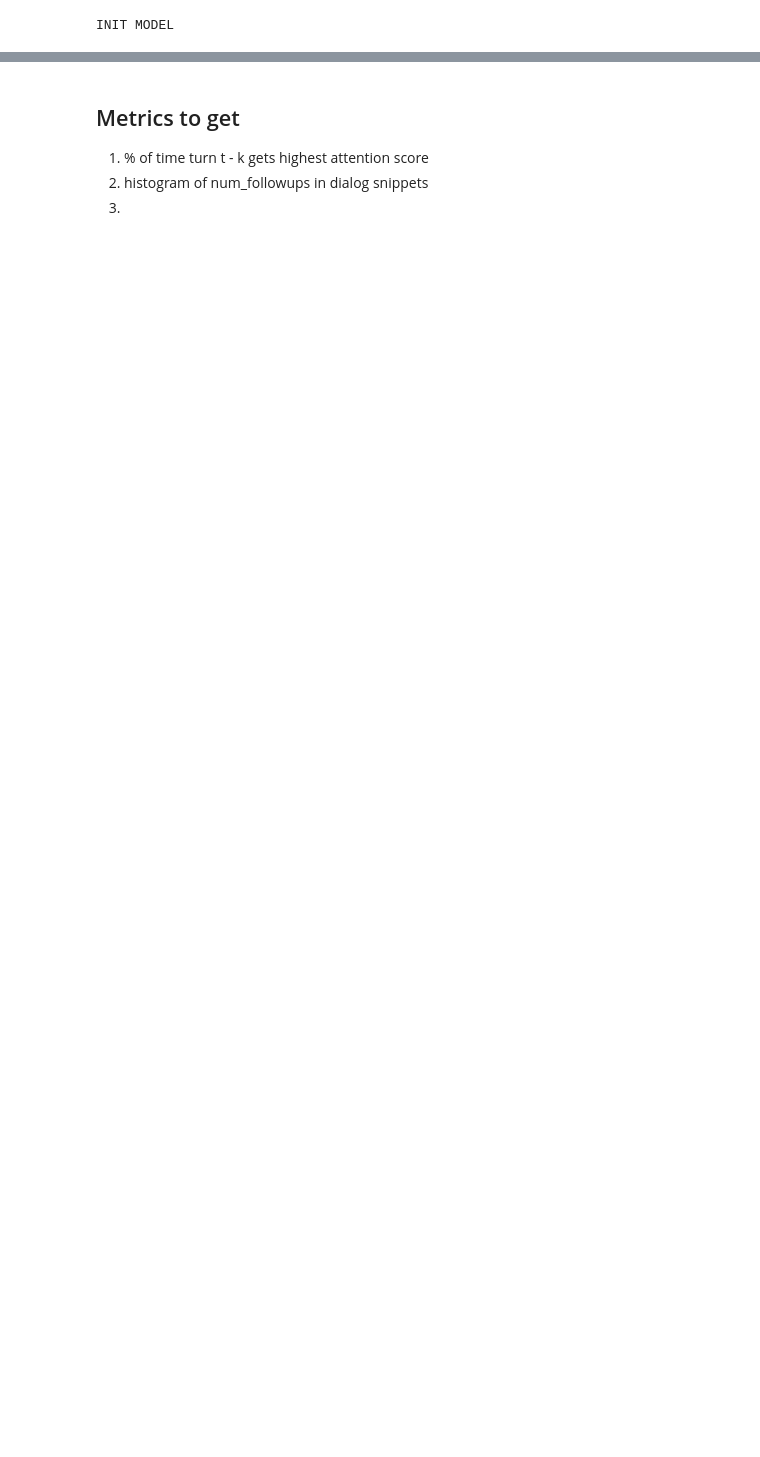
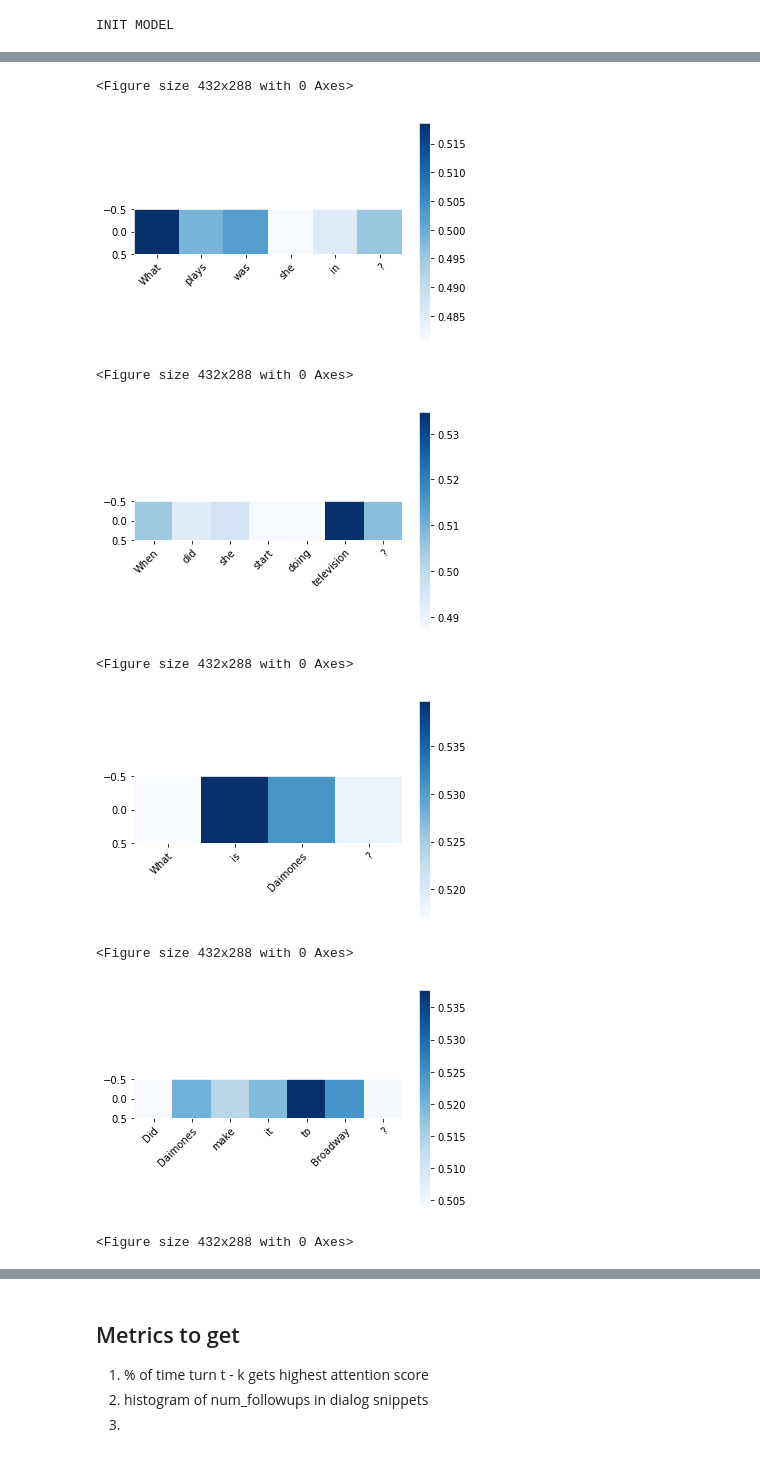
Before and after one commit to sohamghosh121/conversational-question-reformulation, a Jupyter notebook: visualization.ipynb, the cells around one changed output, grey strips where cells are left out. Saved outputs shown, nothing was run; the diff lists cells and outputs as text; code cells hidden in the pictures; blank space fills up the shorter version.

```diff
--- a/visualization.ipynb
+++ b/visualization.ipynb
@@ -7,7 +7,7 @@ from models.dialog_qa_ctx import DialogQA
 from models.readers import QuACReader
 from allennlp.common.params import Params
 # %%
-EXP_NAME = 'ant_TRUE__men_TRUE__k1__c_uniform'
+EXP_NAME = 'ant_TRUE__men_FALSE__k1__c_uniformw-markeremb'
 MODEL_PATH = '/Users/sohamghosh/Documents/CMU/Courses/quac/exp_dir/'
 NUM_TURNS = 1
 
@@ -101,0 +99,25 @@ passage_question_attention = np.array(pred['passage_question_attention'])
+# %%
+if pred['ant_scores'][0] != None:
+    ant_scores = np.array(pred['ant_scores'])
+    for i, qa in enumerate(data[EXAMPLE_IX]['paragraphs'][0]['qas']):
+        a_scores = ant_scores[i, :, 0].reshape((1, ant_scores.shape[1]))
+        plt.figure()
+        fig, ax1 = plt.subplots(1,1)
+        a_scores = a_scores[:, :len(pred['question_tokens'][i])]
+        heatmap = ax1.imshow(a_scores, cmap="Blues", interpolation='nearest')
+        ax1.set_xticks(np.arange(len(pred['question_tokens'][i])))
+        ax1.set_xticklabels(pred['question_tokens'][i])
+        plt.setp(ax1.get_xticklabels(), rotation=45, ha="right",
+             rotation_mode="anchor")
+        plt.colorbar(heatmap)
+        plt.show()
+# %% [output]
+<Figure size 432x288 with 0 Axes>
+[figure, added]
+<Figure size 432x288 with 0 Axes>
+[figure, added]
+<Figure size 432x288 with 0 Axes>
+[figure, added]
+<Figure size 432x288 with 0 Axes>
+[figure, added]
+<Figure size 432x288 with 0 Axes>
```
Also changed, not shown: parts of 8 cells of this notebook, 7 other files.
